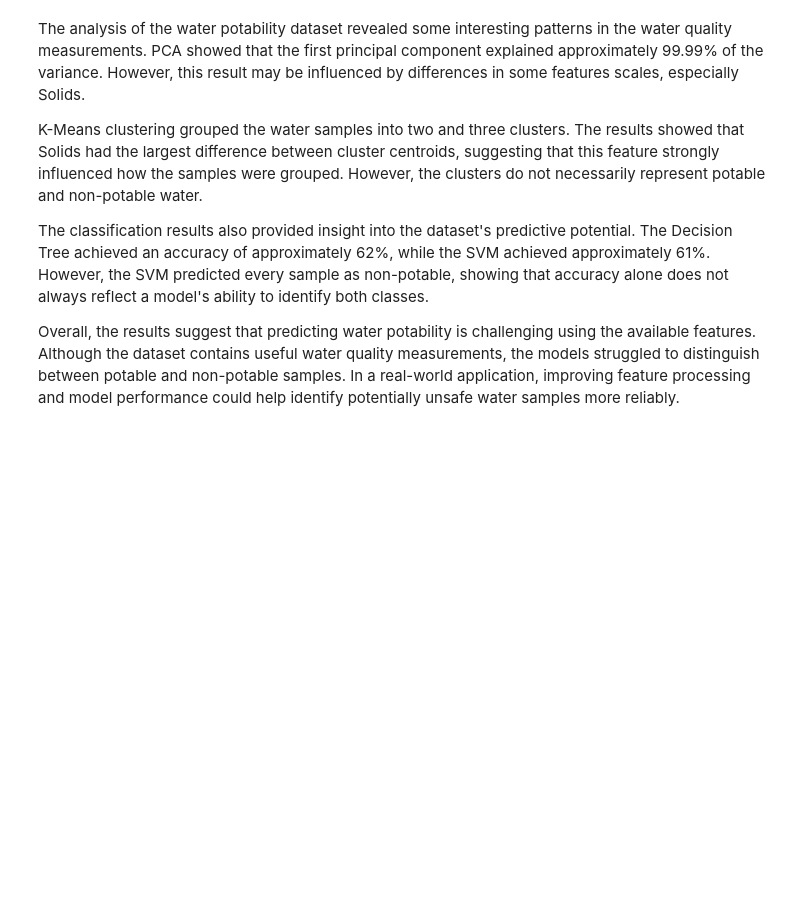
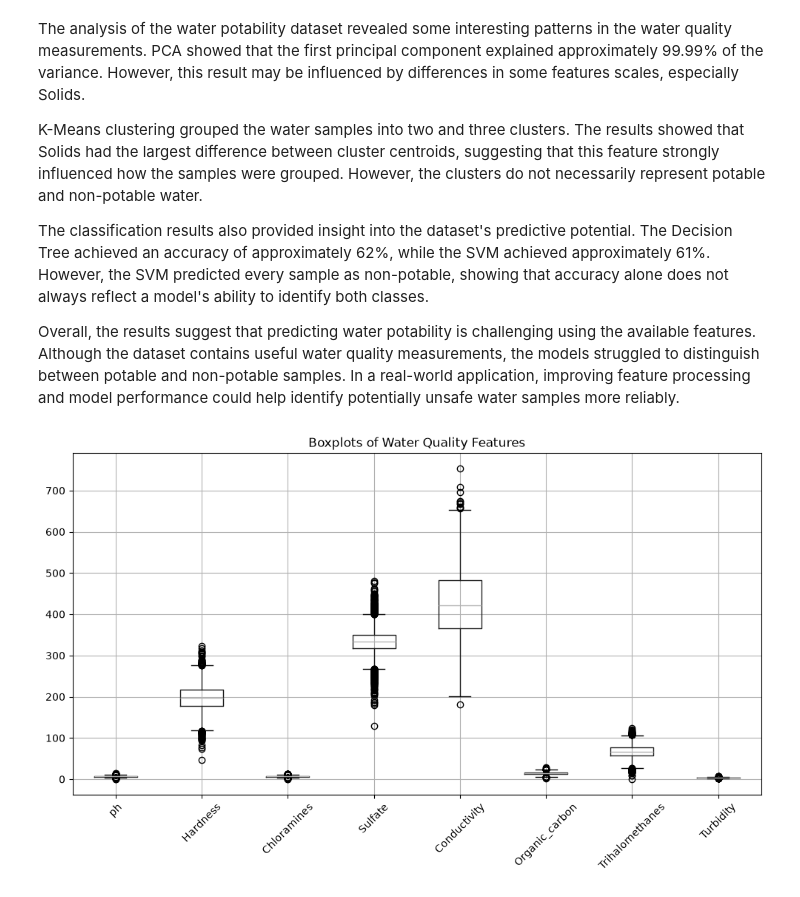
Before and after one commit to wkitar1/KitarMLProject1, a Jupyter notebook: classification.ipynb, the cells around one changed output. Cells and saved outputs as stored; diff of their text form; code cells hidden in the pictures; blank space fills up the shorter version.

```diff
--- a/classification.ipynb
+++ b/classification.ipynb
@@ -217,3 +211,10 @@ K-Means clustering grouped the water samples into two and three clusters. The re
 The classification results also provided insight into the dataset's predictive potential. The Decision Tree achieved an accuracy of approximately 62%, while the SVM achieved approximately 61%. However, the SVM predicted every sample as non-potable, showing that accuracy alone does not always reflect a model's ability to identify both classes.
 
 Overall, the results suggest that predicting water potability is challenging using the available features. Although the dataset contains useful water quality measurements, the models struggled to distinguish between potable and non-potable samples. In a real-world application, improving feature processing and model performance could help identify potentially unsafe water samples more reliably.
+# %%
+df.drop(columns=["Solids", "Potability"]).boxplot(figsize=(12,6))
+plt.xticks(rotation=45)
+plt.title("Boxplots of Water Quality Features")
+plt.show()
+# %% [output]
+[figure, added]
```
Also changed, not shown: parts of 11 cells of this notebook.
